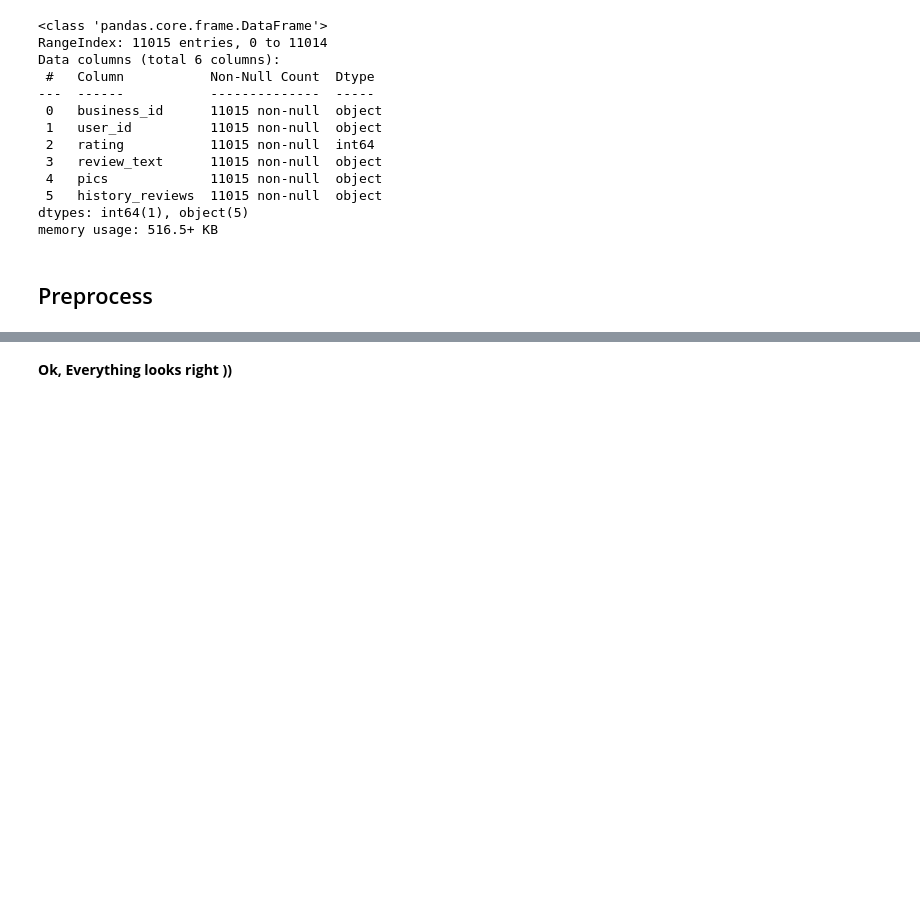
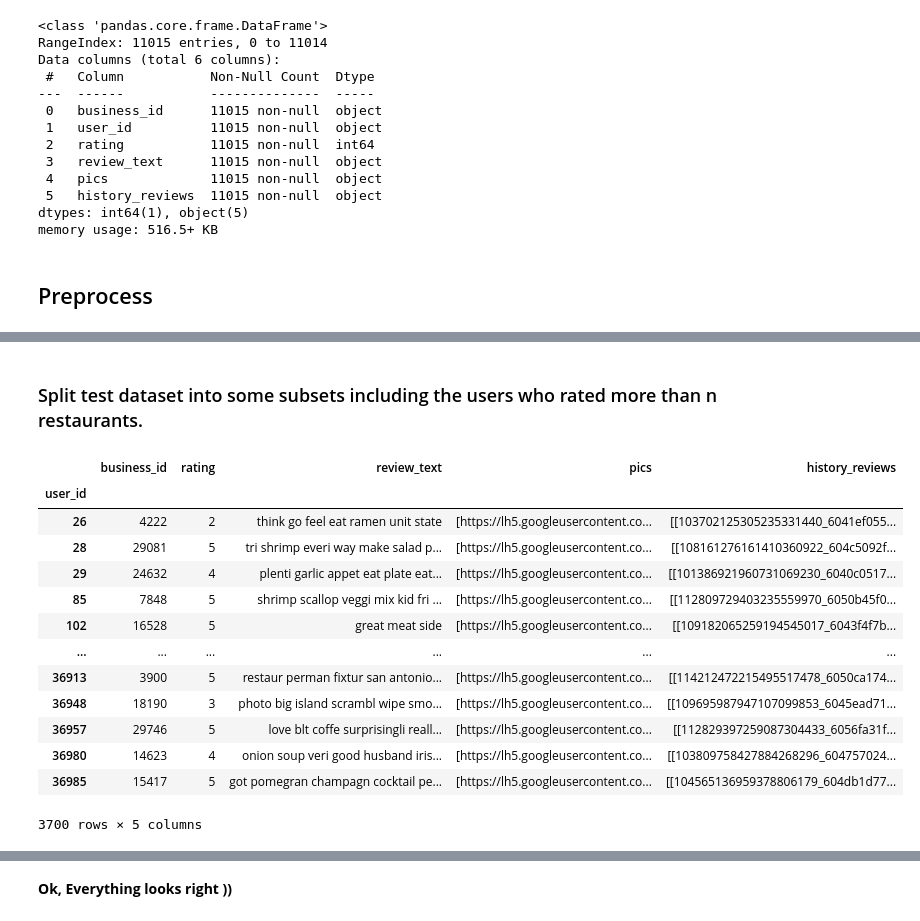
Before and after one commit to nahbos/AUT-Advanced-Information-Retrieval, a Jupyter notebook: Ex03/recommender_system.ipynb, the cells around one changed output, grey strips where cells are left out. Saved outputs shown, nothing was run; the diff lists cells and outputs as text; code cells hidden in the pictures; blank space fills up the shorter version.

```diff
--- a/Ex03/recommender_system.ipynb
+++ b/Ex03/recommender_system.ipynb
@@ -289,0 +326,4 @@ test['question2'] = test['question2'].apply(preprocess)
+# %%
+train_org, train = text_preprocessor(train)
+val_org, val = text_preprocessor(val)
+test_org, test = text_preprocessor(test)
@@ -289,0 +351,20 @@ test['question2'] = test['question2'].apply(preprocess)
+# %% [markdown]
+### Split test dataset into some subsets including the users who rated more than n restaurants.
+# %%
+groups = test.groupby(by='user_id')
+groups.first()
+# %% [output]
+|  | business_id | rating | review_text | pics | history_reviews |
+| user_id |  |  |  |  |  |
+| 26 | 4222 | 2 | think go feel eat ramen unit state | [https://lh5.googleusercontent.co... | [[103702125305235331440_6041ef055... |
+| 28 | 29081 | 5 | tri shrimp everi way make salad p... | [https://lh5.googleusercontent.co... | [[108161276161410360922_604c5092f... |
+| 29 | 24632 | 4 | plenti garlic appet eat plate eat... | [https://lh5.googleusercontent.co... | [[101386921960731069230_6040c0517... |
+| 85 | 7848 | 5 | shrimp scallop veggi mix kid fri ... | [https://lh5.googleusercontent.co... | [[112809729403235559970_6050b45f0... |
+| 102 | 16528 | 5 | great meat side | [https://lh5.googleusercontent.co... | [[109182065259194545017_6043f4f7b... |
+| ... | ... | ... | ... | ... | ... |
+| 36913 | 3900 | 5 | restaur perman fixtur san antonio... | [https://lh5.googleusercontent.co... | [[114212472215495517478_6050ca174... |
+| 36948 | 18190 | 3 | photo big island scrambl wipe smo... | [https://lh5.googleusercontent.co... | [[109695987947107099853_6045ead71... |
+| 36957 | 29746 | 5 | love blt coffe surprisingli reall... | [https://lh5.googleusercontent.co... | [[112829397259087304433_6056fa31f... |
+| 36980 | 14623 | 4 | onion soup veri good husband iris... | [https://lh5.googleusercontent.co... | [[103809758427884268296_604757024... |
+| 36985 | 15417 | 5 | got pomegran champagn cocktail pe... | [https://lh5.googleusercontent.co... | [[104565136959378806179_604db1d77... |
+3700 rows × 5 columns
```
Also changed, not shown: parts of 44 cells of this notebook.
